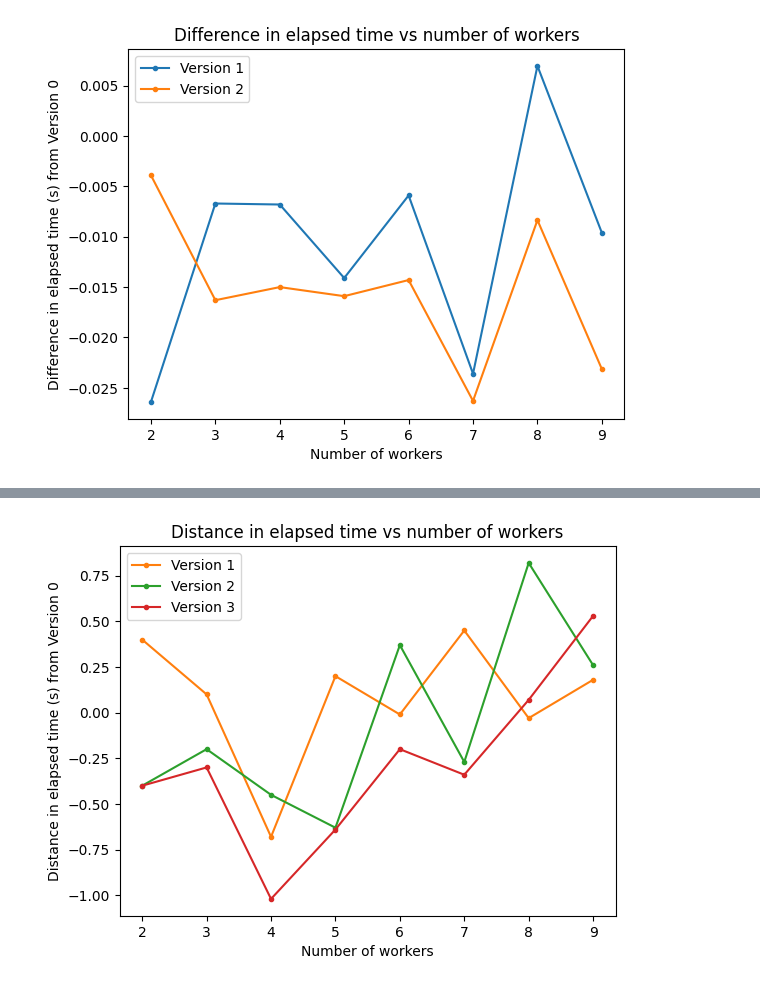
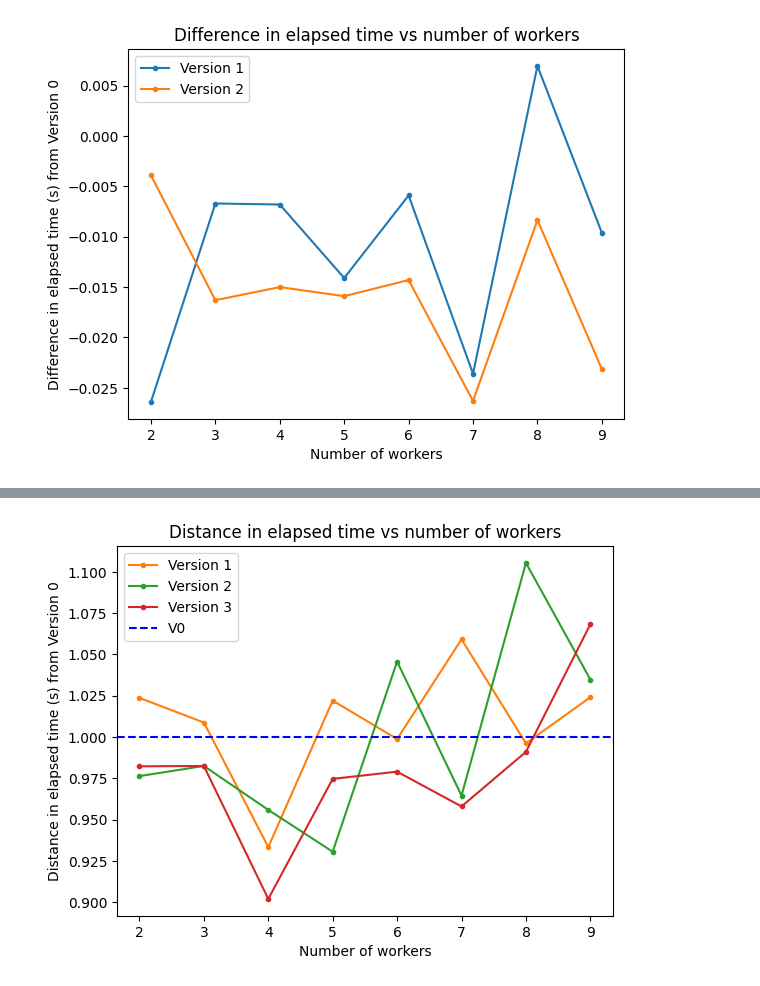
Before and after one commit to Fragaini01/HPPC_week3, a Jupyter notebook: week3/reader1.ipynb, the cells around one changed output, grey strips where cells are left out. Drawn from its saved outputs; the diff is of its cells as text; code cells hidden in the pictures.

```diff
--- a/week3/reader1.ipynb
+++ b/week3/reader1.ipynb
@@ -107,16 +107,17 @@ plt.show()
 # %%
 colors = plt.rcParams['axes.prop_cycle'].by_key()['color']
-df_hep['distance_from_v0'] = df_hep.apply(lambda row: row['elapsed_time'] - df_hep[(df_hep['version'] == 0) & (df_hep['workers'] == row['workers'])]['elapsed_time'].values[0], axis=1)
+df_hep['distance_from_v0'] = df_hep.apply(lambda row: row['elapsed_time'] / df_hep[(df_hep['version'] == 0) & (df_hep['workers'] == row['workers'])]['elapsed_time'].values[0], axis=1)
 
 for i, version in enumerate(df_hep['version'].unique()):
     if version != 0:
         df_hep_version = df_hep[df_hep['version'] == version]
         plt.plot(df_hep_version['workers'], df_hep_version['distance_from_v0'], marker='o', markersize=3, label=f'Version {version}', color=colors[i])
 
+plt.axhline(y=1, color='b', linestyle='--', label='V0')
 plt.xlabel('Number of workers')
 plt.ylabel('Distance in elapsed time (s) from Version 0')
 plt.title('Distance in elapsed time vs number of workers')
 plt.legend()
 plt.show()
 # %% [output]
-[figure, old version]
+[figure, new version]
```
Also changed, not shown: parts of 1 cell of this notebook, 10 other files.
